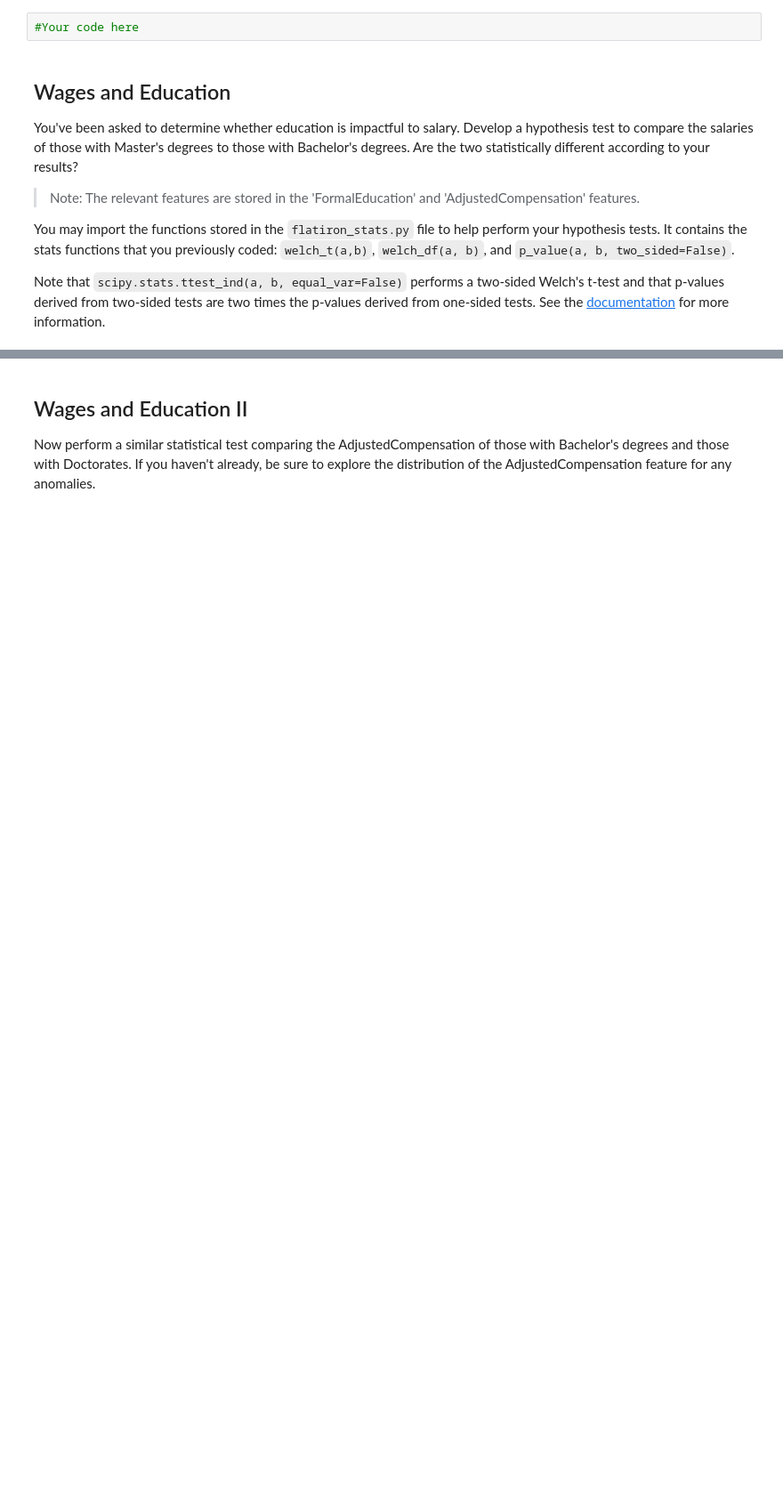
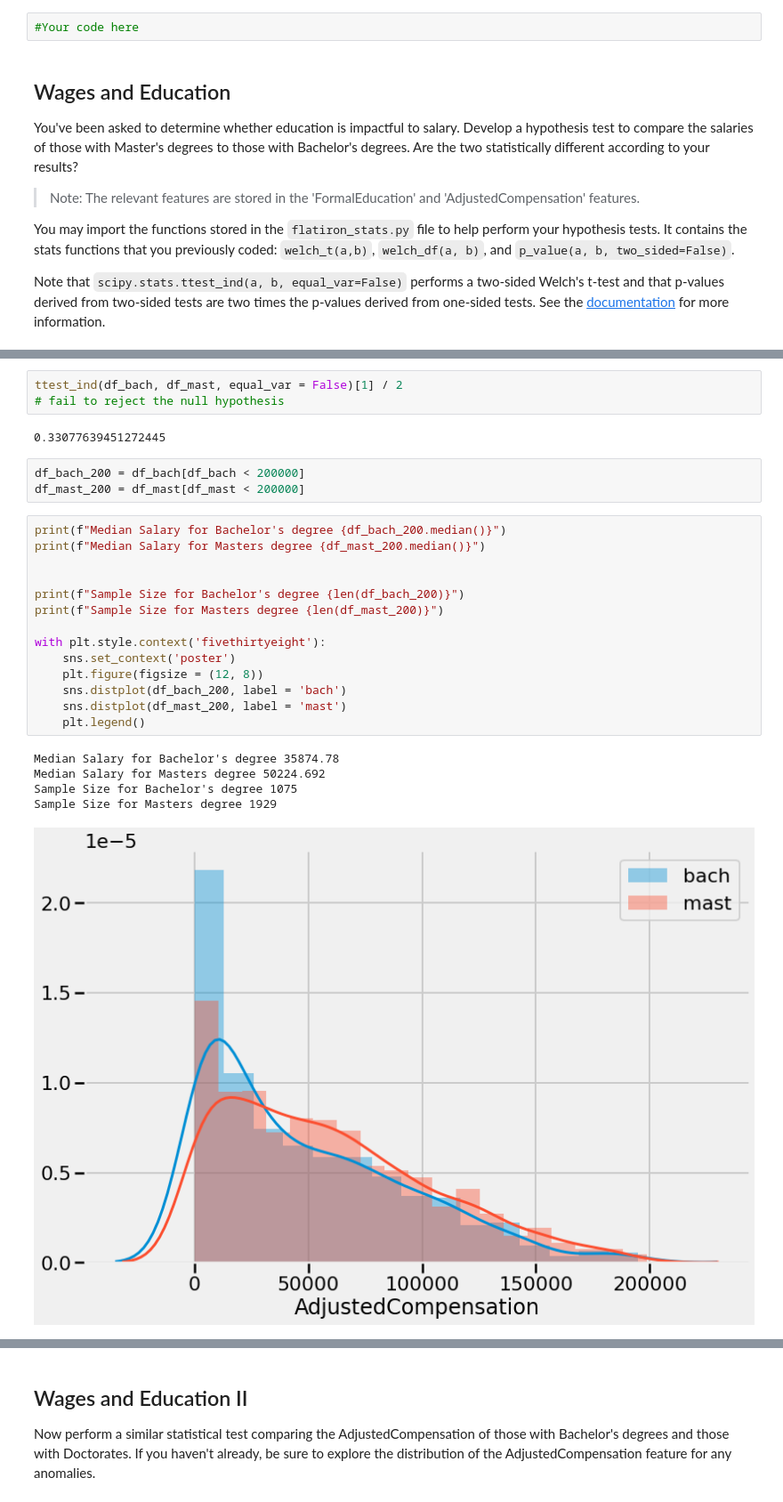
Before and after one commit to Marissa841/dsc-in-depth-ab-testing-lab, a Jupyter notebook: index.ipynb, the cells around one changed output, grey strips where cells are left out. Shown at 89% size. Saved outputs shown, nothing was run; the diff lists cells and outputs as text; blank space fills up the shorter version.

```diff
--- a/index.ipynb
+++ b/index.ipynb
@@ -42,0 +139,28 @@ Note that `scipy.stats.ttest_ind(a, b, equal_var=False)` performs a two-sided We
+# %%
+ttest_ind(df_bach, df_mast, equal_var = False)[1] / 2
+# fail to reject the null hypothesis
+# %% [output]
+0.33077639451272445
+# %%
+df_bach_200 = df_bach[df_bach < 200000]
+df_mast_200 = df_mast[df_mast < 200000]
+# %%
+print(f"Median Salary for Bachelor's degree {df_bach_200.median()}")
+print(f"Median Salary for Masters degree {df_mast_200.median()}")
+
+
+print(f"Sample Size for Bachelor's degree {len(df_bach_200)}")
+print(f"Sample Size for Masters degree {len(df_mast_200)}")
+
+with plt.style.context('fivethirtyeight'):
+    sns.set_context('poster')
+    plt.figure(figsize = (12, 8))
+    sns.distplot(df_bach_200, label = 'bach')
+    sns.distplot(df_mast_200, label = 'mast')
+    plt.legend()
+# %% [output]
+Median Salary for Bachelor's degree 35874.78
+Median Salary for Masters degree 50224.692
+Sample Size for Bachelor's degree 1075
+Sample Size for Masters degree 1929
+[figure, added]
```
Also changed, not shown: parts of 32 cells of this notebook.
